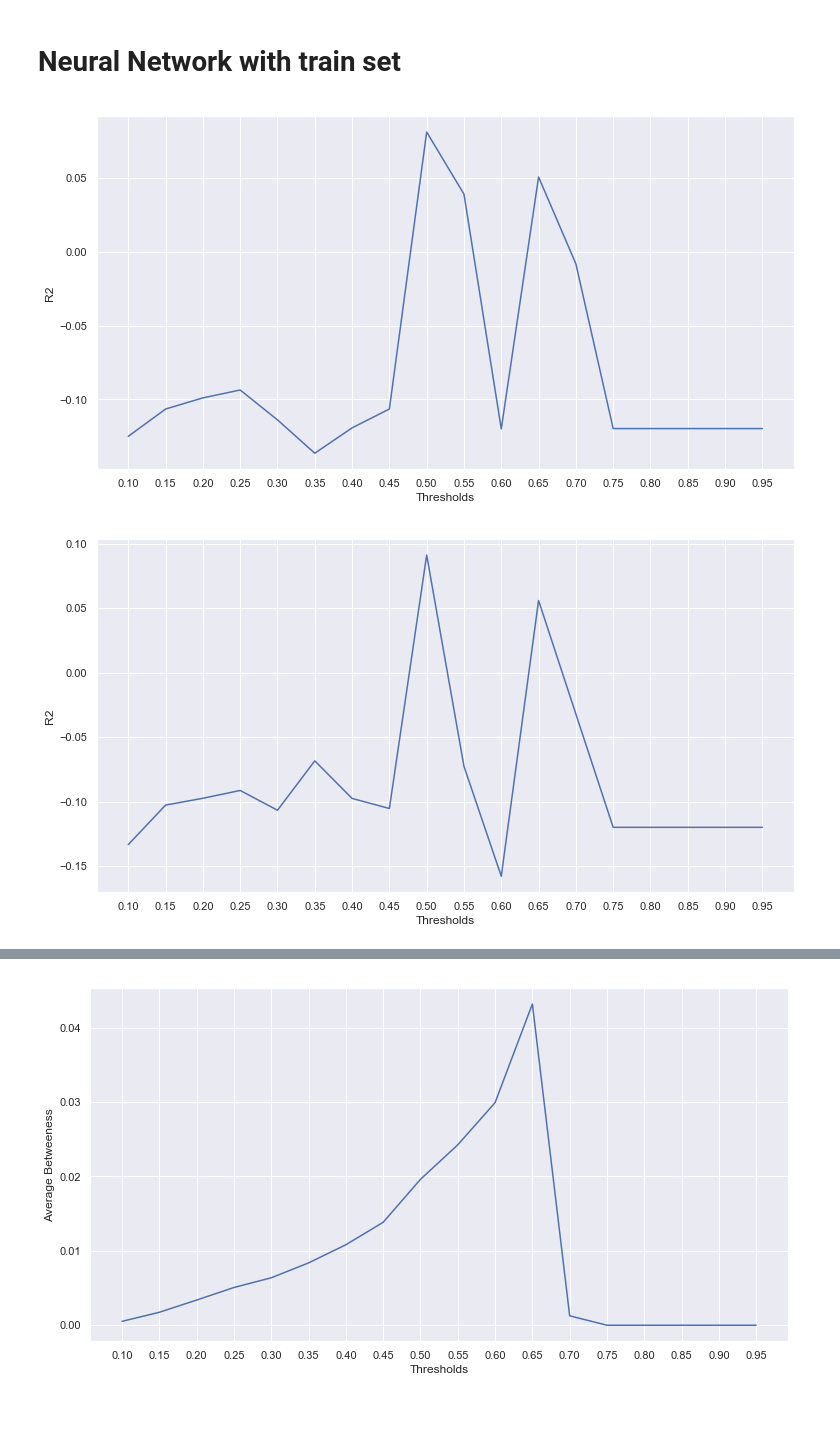
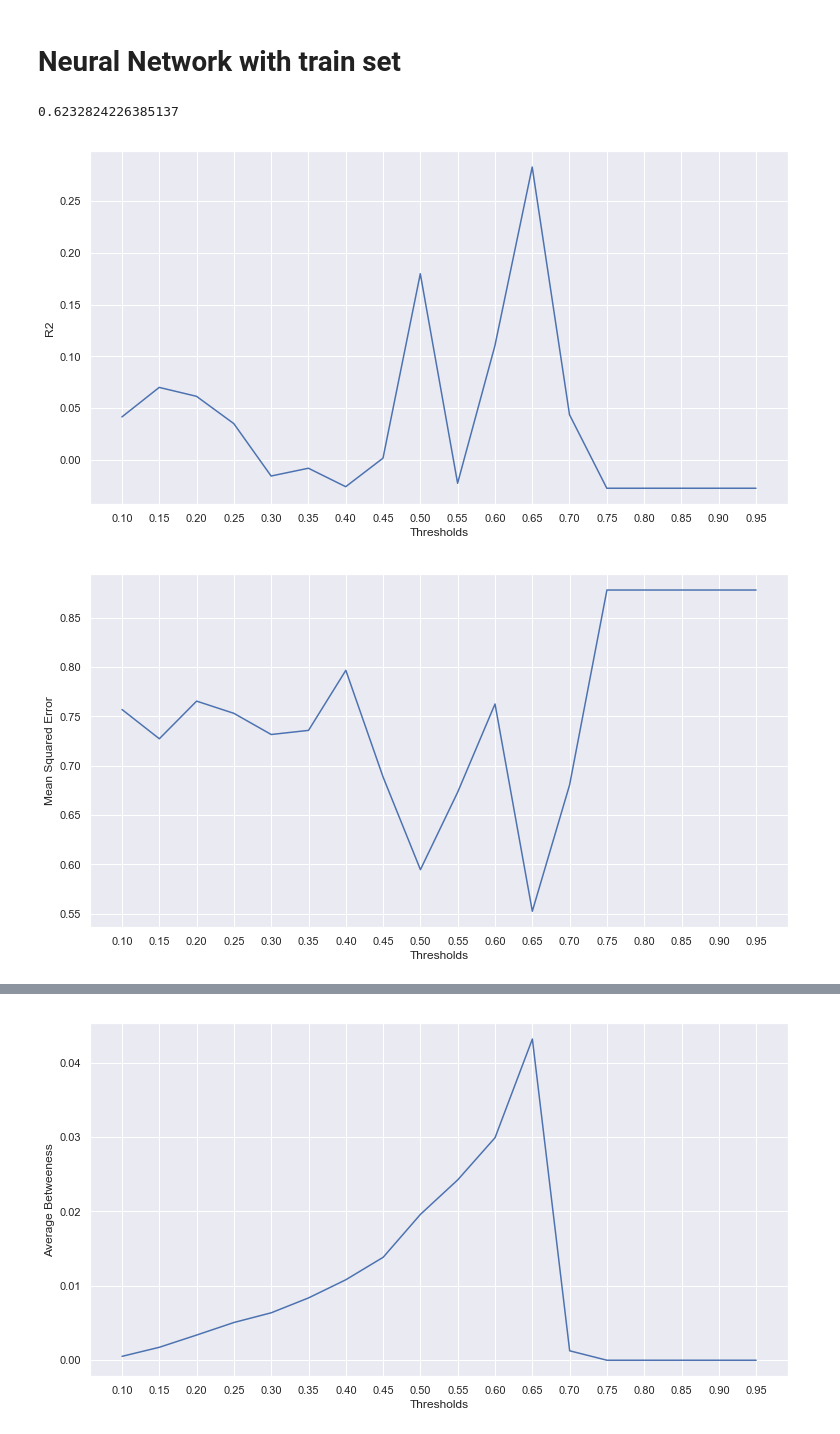
Before and after one commit to alchemist5617/Climate-Network, a Jupyter notebook: Network Predictive Power.ipynb, the cells around one changed output, grey strips where cells are left out. Drawn from its saved outputs; the diff is of its cells as text; code cells hidden in the pictures.

```diff
--- a/Network Predictive Power.ipynb
+++ b/Network Predictive Power.ipynb
@@ -300,7 +333,12 @@ for i in range(len(r)):
     clf.fit(X, Y)
     y = clf.predict(X)
     R2.append(r2_score(Y_test,y))
-    MSE.append(mean_squared_error(Y, y))
+    MSE.append(mean_squared_error(Y_test, y))
+# %%
+null = exponential_smoothing(data, 0.4)
+mean_squared_error(Y_test, null)
+# %% [output]
+0.6232824226385137
 # %%
 fig, ax = plt.subplots()
 fig.set_size_inches(12.5, 6.5)
@@ -309,13 +347,13 @@ plt.ylabel("R2")
 plt.xlabel("Thresholds")
 plt.plot(r,R2);
 # %% [output]
-[figure, old version]
+[figure, new version]
 # %%
 fig, ax = plt.subplots()
 fig.set_size_inches(12.5, 6.5)
+plt.ylabel("Mean Squared Error")
+plt.xlabel("Thresholds")
 plt.xticks(r)
-plt.ylabel("R2")
-plt.xlabel("Thresholds")
-plt.plot(r,R2);
+plt.plot(r,MSE);
 # %% [output]
-[figure, old version]
+[figure, new version]
```
Also changed, not shown: parts of 17 cells of this notebook.
